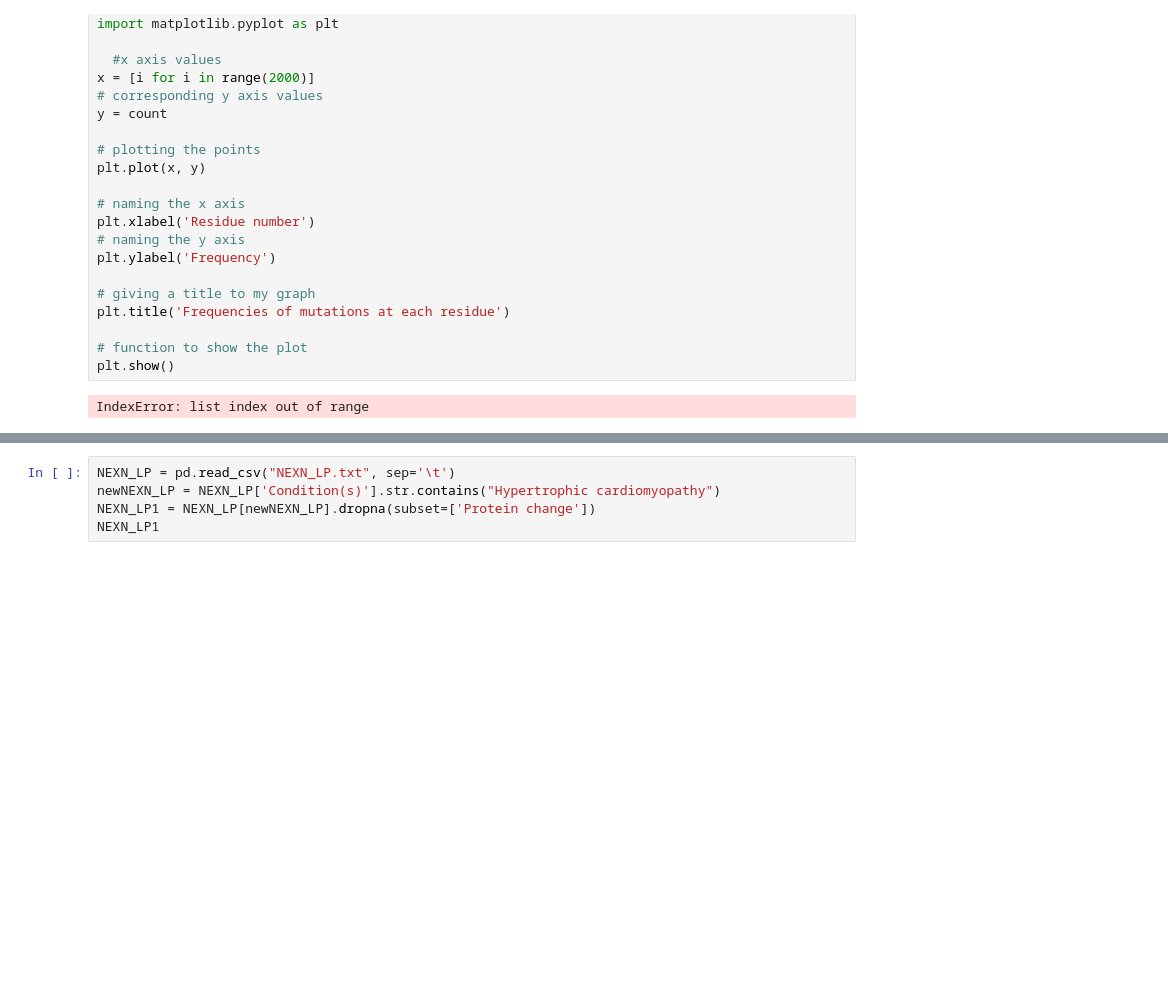
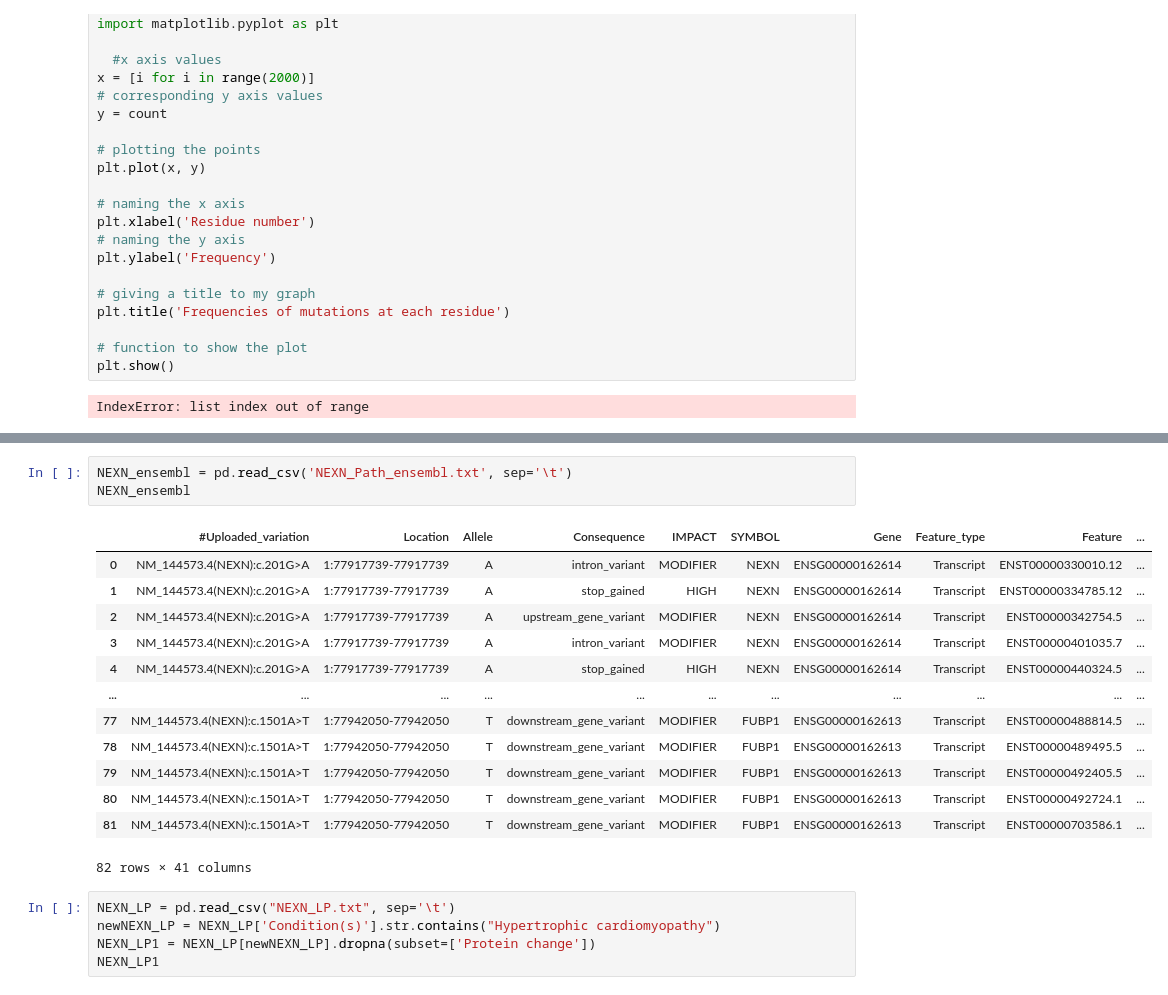
Before and after one commit to hannahmarieaguilar/Data-for-Project-, a Jupyter notebook: DATA/Data for the 10 Genes.ipynb, the cells around one changed output, grey strips where cells are left out. Cells and saved outputs as stored; diff of their text form; blank space fills up the shorter version.

```diff
--- a/DATA/Data for the 10 Genes.ipynb
+++ b/DATA/Data for the 10 Genes.ipynb
@@ -1488,3 +1553,20 @@ NEXN_Path
+# %%
+NEXN_ensembl = pd.read_csv('NEXN_Path_ensembl.txt', sep='\t')
+NEXN_ensembl
+# %% [output]
+|  | #Uploaded_variation | Location | Allele | Consequence | IMPACT | SYMBOL | Gene | Feature_type | Feature | ... |
+| 0 | NM_144573.4(NEXN):c.201G>A | 1:77917739-77917739 | A | intron_variant | MODIFIER | NEXN | ENSG00000162614 | Transcript | ENST00000330010.12 | ... |
+| 1 | NM_144573.4(NEXN):c.201G>A | 1:77917739-77917739 | A | stop_gained | HIGH | NEXN | ENSG00000162614 | Transcript | ENST00000334785.12 | ... |
+| 2 | NM_144573.4(NEXN):c.201G>A | 1:77917739-77917739 | A | upstream_gene_variant | MODIFIER | NEXN | ENSG00000162614 | Transcript | ENST00000342754.5 | ... |
+| 3 | NM_144573.4(NEXN):c.201G>A | 1:77917739-77917739 | A | intron_variant | MODIFIER | NEXN | ENSG00000162614 | Transcript | ENST00000401035.7 | ... |
+| 4 | NM_144573.4(NEXN):c.201G>A | 1:77917739-77917739 | A | stop_gained | HIGH | NEXN | ENSG00000162614 | Transcript | ENST00000440324.5 | ... |
+| ... | ... | ... | ... | ... | ... | ... | ... | ... | ... | ... |
+| 77 | NM_144573.4(NEXN):c.1501A>T | 1:77942050-77942050 | T | downstream_gene_variant | MODIFIER | FUBP1 | ENSG00000162613 | Transcript | ENST00000488814.5 | ... |
+| 78 | NM_144573.4(NEXN):c.1501A>T | 1:77942050-77942050 | T | downstream_gene_variant | MODIFIER | FUBP1 | ENSG00000162613 | Transcript | ENST00000489495.5 | ... |
+| 79 | NM_144573.4(NEXN):c.1501A>T | 1:77942050-77942050 | T | downstream_gene_variant | MODIFIER | FUBP1 | ENSG00000162613 | Transcript | ENST00000492405.5 | ... |
+| 80 | NM_144573.4(NEXN):c.1501A>T | 1:77942050-77942050 | T | downstream_gene_variant | MODIFIER | FUBP1 | ENSG00000162613 | Transcript | ENST00000492724.1 | ... |
+| 81 | NM_144573.4(NEXN):c.1501A>T | 1:77942050-77942050 | T | downstream_gene_variant | MODIFIER | FUBP1 | ENSG00000162613 | Transcript | ENST00000703586.1 | ... |
+82 rows × 41 columns
 # %%
 NEXN_LP = pd.read_csv("NEXN_LP.txt", sep='\t')
 newNEXN_LP = NEXN_LP['Condition(s)'].str.contains("Hypertrophic cardiomyopathy")
```
Also changed, not shown: parts of 34 cells of this notebook.
